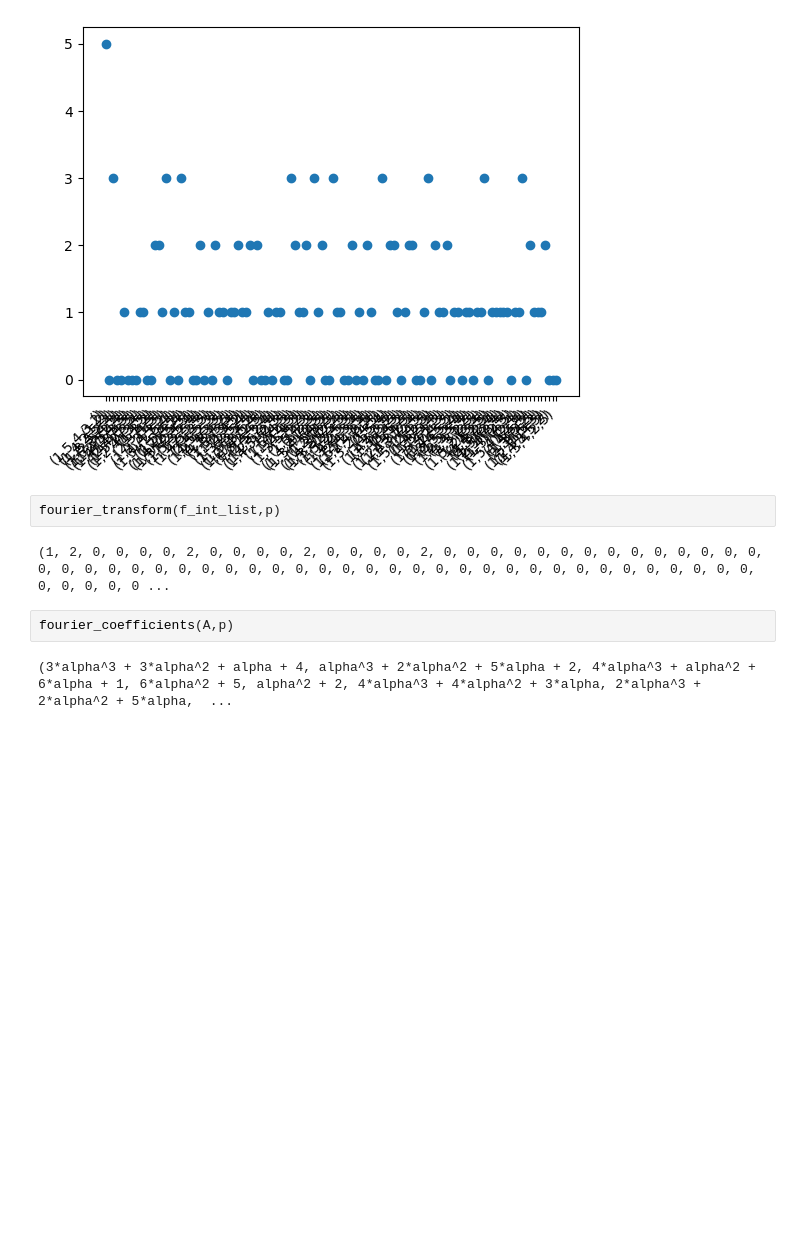
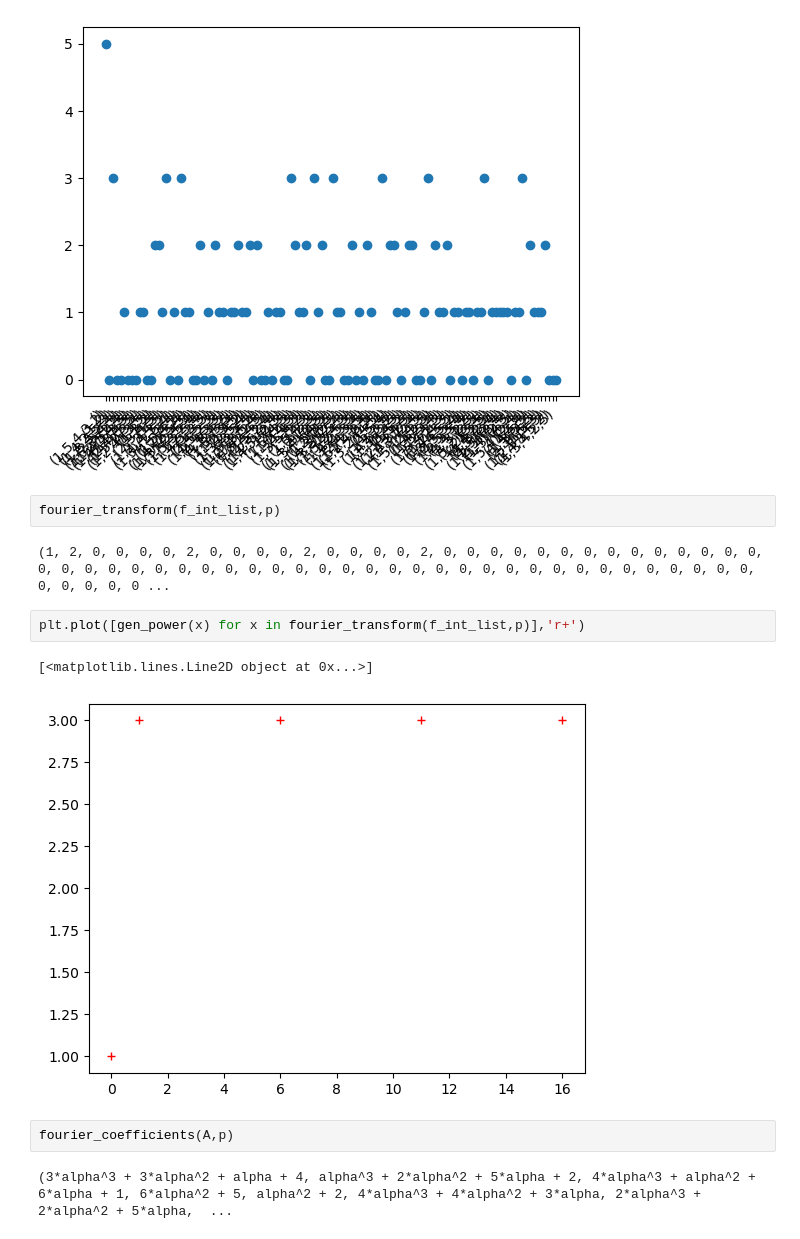
Before and after one commit to jacksonwalters/embedding-graphs-finite-fields, a Jupyter notebook: embedding_graphs_finite_fields.ipynb, the cells around one changed output. Drawn from its saved outputs; the diff is of its cells as text; blank space fills up the shorter version.

```diff
--- a/embedding_graphs_finite_fields.ipynb
+++ b/embedding_graphs_finite_fields.ipynb
@@ -203,6 +204,11 @@ plt.scatter(sym_group_index,f_int_list)
 fourier_transform(f_int_list,p)
 # %% [output]
 (1, 2, 0, 0, 0, 0, 2, 0, 0, 0, 0, 2, 0, 0, 0, 0, 2, 0, 0, 0, 0, 0, 0, 0, 0, 0, 0, 0, 0, 0, 0, 0, 0, 0, 0, 0, 0, 0, 0, 0, 0, 0, 0, 0, 0, 0, 0, 0, 0, 0, 0, 0, 0, 0, 0, 0, 0, 0, 0, 0, 0, 0, 0, 0, 0, 0, 0 ...
+# %%
+plt.plot([gen_power(x) for x in fourier_transform(f_int_list,p)],'r+')
+# %% [output]
+[<matplotlib.lines.Line2D object at 0x...>]
+[figure, added]
 # %%
 fourier_coefficients(A,p)
 # %% [output]
```
Also changed, not shown: parts of 5 cells of this notebook.
